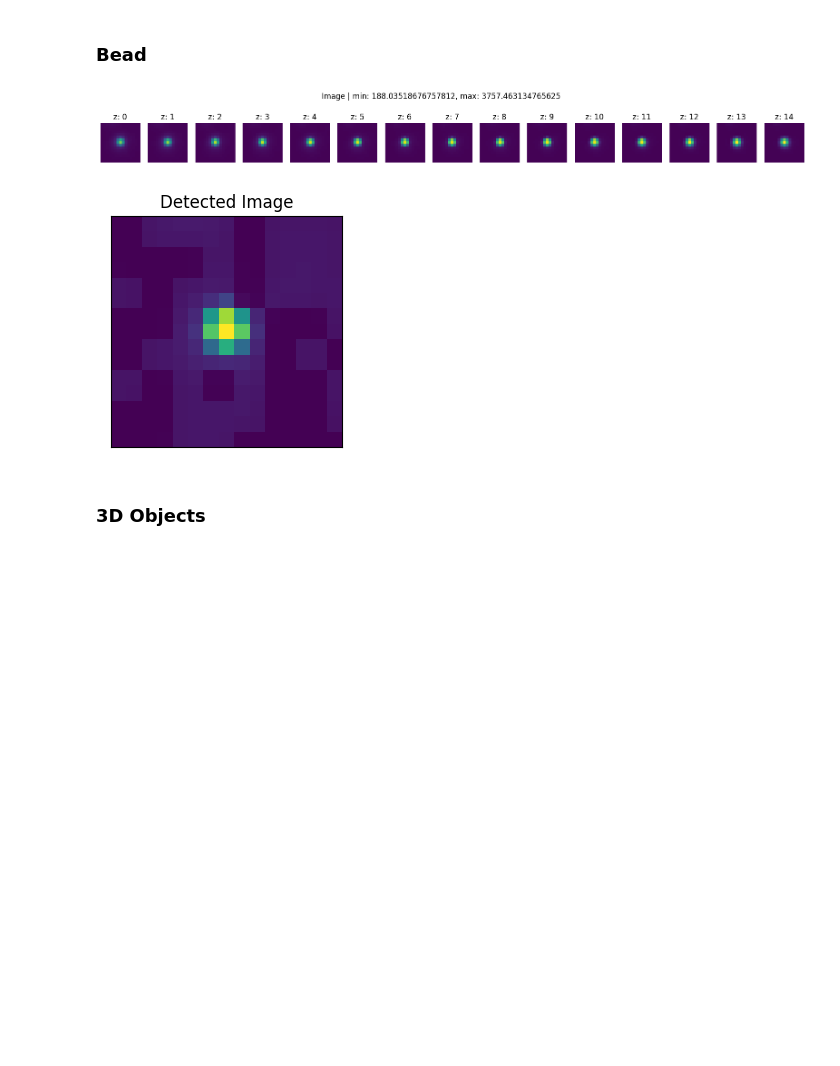
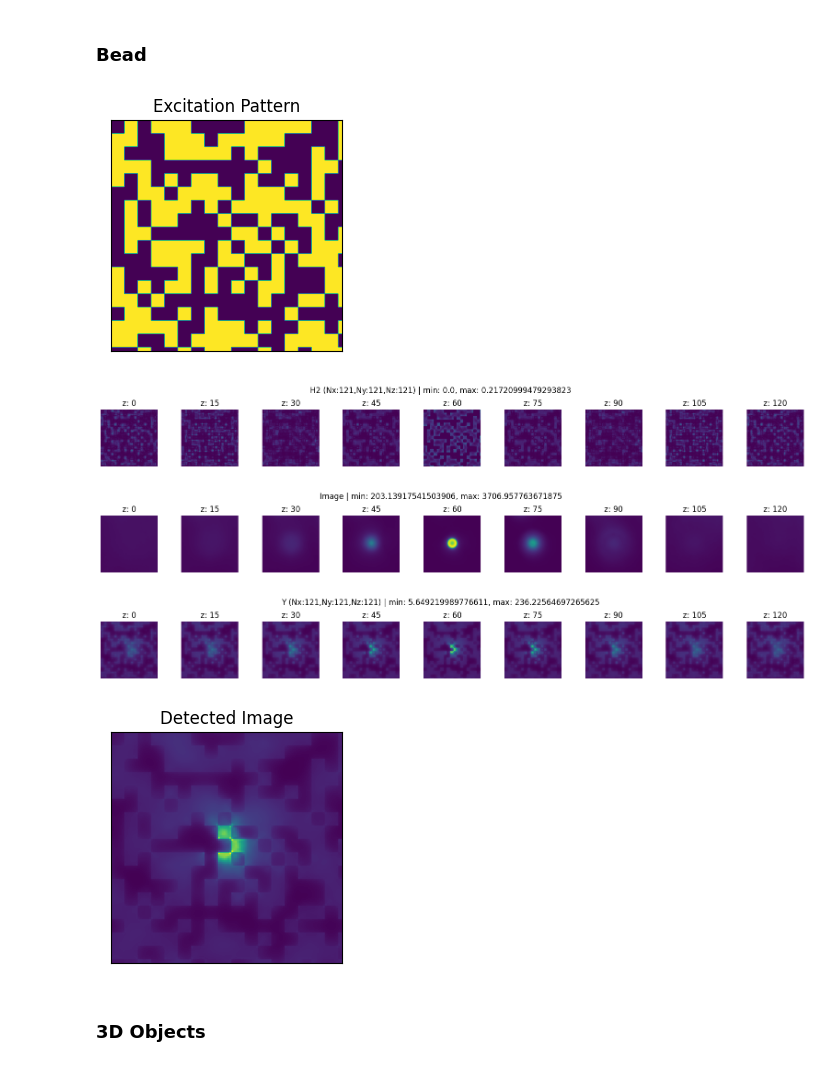
Before and after one commit to sanjith1999/FRIS, a Jupyter notebook: forward_model/forward_model.ipynb, the cells around one changed output. Saved outputs shown, nothing was run; the diff lists cells and outputs as text; code cells hidden in the pictures; blank space fills up the shorter version.

Commit message:
V0.4: Minor Update on Forward Model Parameters

```diff
--- a/forward_model/forward_model.ipynb
+++ b/forward_model/forward_model.ipynb
@@ -142,9 +142,9 @@ class psf_model(nn.Module):
         self.dz= self.dx
 
 
-        self.x = self.dx * torch.arange(-self.Nx//2+1, self.Nx//2+1).float()
-        self.y = self.dy * torch.arange(-self.Ny//2+1, self.Ny//2+1).float()
-        self.z = self.dz * torch.arange(-self.Nz//2+1, self.Nz//2+1).float()
+        self.x = self.dx * torch.arange(-self.Nx//2+1, self.Nx//2+1)
+        self.y = self.dy * torch.arange(-self.Ny//2+1, self.Ny//2+1)
+        self.z = self.dz * torch.arange(-self.Nz//2+1, self.Nz//2+1)
 
         self.dtheta = self.alpha/ self.Ntheta
         self.theta = torch.arange(0, self.Ntheta)*self.dtheta
@@ -205,9 +205,9 @@ class psf_model(nn.Module):
 NA = .25
 Rindex= 1
 lambda_= 532.0/ 1000 #um
-dx= 2 #um
+dx= 2.0 #um
 
-Nx,Ny,Nz = 15,15,15
+Nx,Ny,Nz = 121,121,121
 device= torch.device('cuda' if torch.cuda.is_available() else 'cpu')
 # %%
 # INITIALIZATION
@@ -230,7 +230,7 @@ The $\texttt{exPSF}(.)$ is modelled considering the coherance nature of laser li
 def forward_model(X, ht_2D,verbose = 0):
     ht_3D = torch.zeros(1, Nz, Nx, Ny).float().to(device)
     ht_3D[:, Nz //2] = ht_2D
-    H1 = conv_3D(emPSF_3D, ht_3D)
+    H1 = conv_3D(exPSF_3D, ht_3D)
     H2 = (H1.abs()**2).sum(dim= 0)
 
     # OPERATIONS
@@ -274,25 +274,28 @@ show_image(Ht_2D, "Excitation Pattern",fig_size = (5,5))
 # %%
 # READING THE IMAGE
 X = torch.zeros(1, Nz, Nx, Ny).float().to(device)
 
 Iz = 201
 low_l, up_l = round((Iz-Nz)/2), round((Iz+Nz)/2)
 low_l -= 1 if up_l - low_l != Nz else 0
 
 
 for slice_index in range(low_l,up_l):
     image_path = f'./data/Bead/z{slice_index:04d}.tif'  # Update the path accordingly
     image = tifffile.imread(image_path).astype(float)  # Read image as float
     assert image is not None
     r_image = torch.tensor(np.array(Image.fromarray(image).resize((Nx, Ny)))).to(device)
 
     # Store the image data in the tensor
     X[0,slice_index-low_l, :, :] = r_image
 
-_=forward_model(X,Ht_2D,2)
+_=forward_model(X,Ht_2D,1)
 # %% [output]
-[figure, old version]
+[figure, new version]
-[figure, old version]
+[figure, new version]
+[figure, added]
+[figure, added]
+[figure, added]
 # %% [markdown]
 ### 3D Objects
 # %%
```
Also changed, not shown: parts of 5 cells of this notebook.
